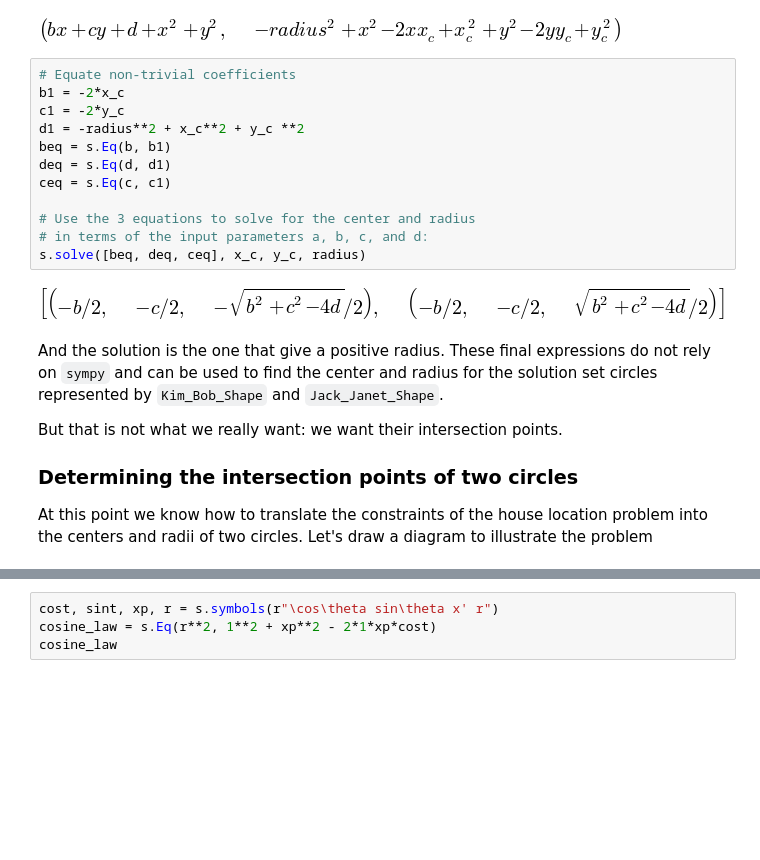
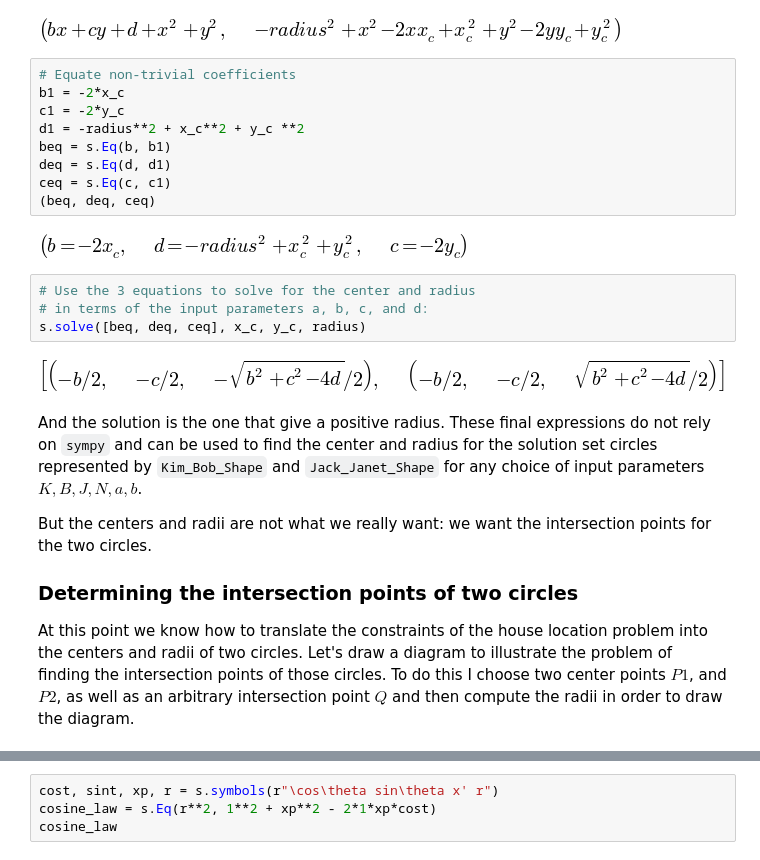
Before and after one commit to simonsfoundation/jp_svg_canvas, a Jupyter notebook: examples/Location location location.ipynb, the cells around one changed output, grey strips where cells are left out. Cells and saved outputs as stored; diff of their text form; blank space fills up the shorter version.

```diff
--- a/examples/Location location location.ipynb
+++ b/examples/Location location location.ipynb
@@ -417,32 +459,39 @@ c_zero2 = dist2(x, y, x_c, y_c) - radius ** 2
 # %%
 # Equate non-trivial coefficients
 b1 = -2*x_c
 c1 = -2*y_c
 d1 = -radius**2 + x_c**2 + y_c **2
 beq = s.Eq(b, b1)
 deq = s.Eq(d, d1)
 ceq = s.Eq(c, c1)
-
-# Use the 3 equations to solve for the center and radius
-# in terms of the input parameters a, b, c, and d:
-s.solve([beq, deq, ceq], x_c, y_c, radius)
+(beq, deq, ceq)
 # %% [output]
-[figure, old version]
+[figure, new version]
+# %%
+# Use the 3 equations to solve for the center and radius
+# in terms of the input parameters a, b, c, and d:
+s.solve([beq, deq, ceq], x_c, y_c, radius)
+# %% [output]
+[figure, added]
 # %% [markdown]
 And the solution is the one that give a positive radius.
 These final expressions do not rely on `sympy` and can be
 used to find the center and radius for the solution set
-circles represented by `Kim_Bob_Shape` and `Jack_Janet_Shape`.
+circles represented by `Kim_Bob_Shape` and `Jack_Janet_Shape`
+for any choice of input parameters $K, B, J, N, a, b$.
 
-But that is not what we really want: we want their intersection
-points.
+But the centers and radii are not what we really want: we want the intersection
+points for the two circles.
 
 ### Determining the intersection points of two circles
 
 At this point we know how to translate the constraints
 of the house location problem into the centers and radii
 of two circles.  Let's draw a diagram to illustrate the
-problem
+problem of finding the intersection points of those circles.
+To do this I choose two center points $P1$, and $P2$, as well
+as an arbitrary intersection point $Q$ and then compute
+the radii in order to draw the diagram.
 # %%
 Q = (1,4)
 P1 = (5, 3)
```
Also changed, not shown: parts of 13 cells of this notebook, 1 other file.
